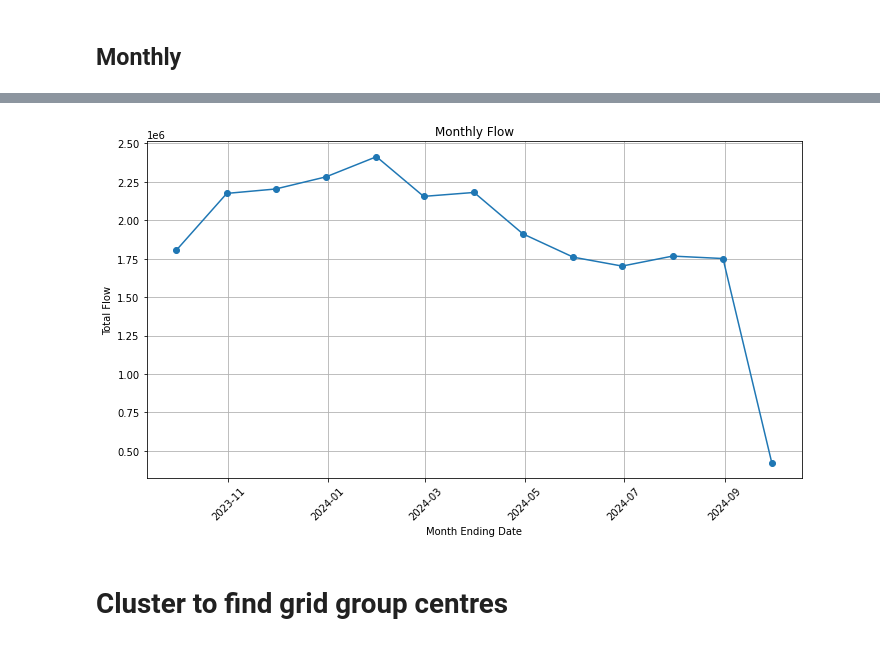
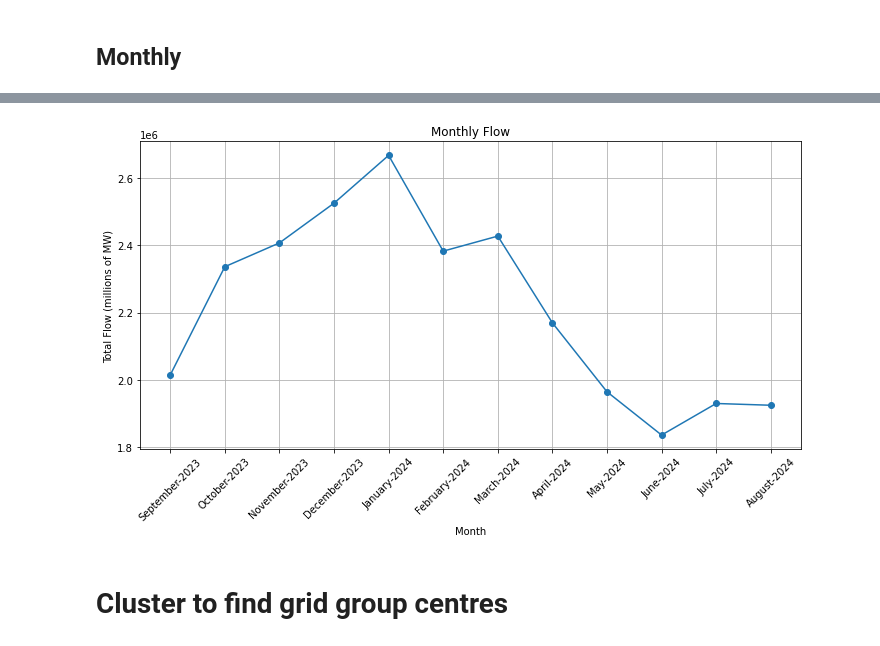
Before and after one commit to frkz501/final-project-patit, a Jupyter notebook: code.ipynb, the cells around one changed output, grey strips where cells are left out. Saved outputs shown, nothing was run; the diff lists cells and outputs as text; code cells hidden in the pictures.

```diff
--- a/code.ipynb
+++ b/code.ipynb
@@ -334,6 +347,6 @@ plt.show()
 # %% [markdown]
 ## Monthly
 # %%
-df_flow_ml = df_flow_m.resample('M', on='date')['net_mw'].sum()
+df_flow_ml = df_flow_m.resample('M', on='date')['underlying_demand_mw'].sum().reset_index().assign(month = lambda x:x.date.dt.month_name() + '-' + x.date.astype(str).str[:4])
 df_flow_ml
 # %% [output]
@@ -355,14 +367,14 @@ Freq: M, Name: net_mw, dtype: float64
 # %%
 plt.figure(figsize=(10, 6))  # Set plot size
-plt.plot(df_flow_ml.index, df_flow_ml.values, marker='o')
-plt.xlabel('Month Ending Date')
-plt.ylabel('Total Flow')
+plt.plot(df_flow_ml['month'][:-1], df_flow_ml['underlying_demand_mw'][:-1], marker='o') # cut last month as not full 30 days
+plt.xlabel('Month')
+plt.ylabel('Total Flow (millions of MW)')
 plt.title('Monthly Flow')
 plt.xticks(rotation=45)  # Rotate x-axis labels for better readability
 plt.grid(True)
 plt.tight_layout()
 plt.show()
 # %% [output]
-[figure, old version]
+[figure, new version]
 # %% [markdown]
 # Cluster to find grid group centres
```
Also changed, not shown: parts of 22 cells of this notebook.
